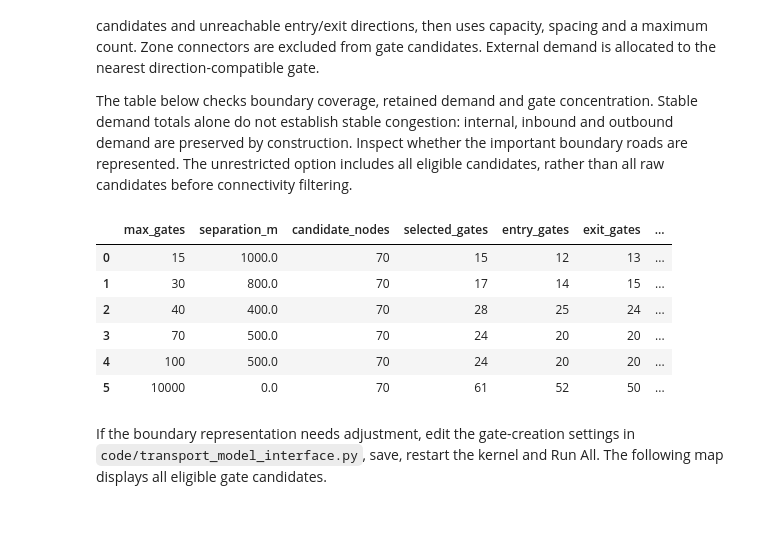
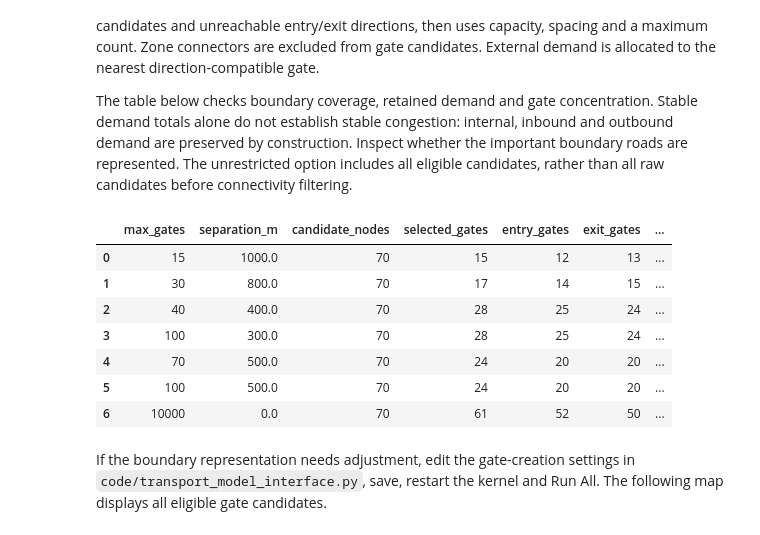
Before and after one commit to finsa21/IP-HS26-MehrSpur-CaseStudy_fork_rss, a Jupyter notebook: notebooks/02_system_modeling.ipynb, the cells around one changed output. Saved outputs shown, nothing was run; the diff lists cells and outputs as text; code cells hidden in the pictures.

```diff
--- a/notebooks/02_system_modeling.ipynb
+++ b/notebooks/02_system_modeling.ipynb
@@ -300,7 +300,7 @@ print(f"Enhancing network for {project_name}...")
 
 # Use the cached detailed network when available.
 # Set the flag below to True only to download and rebuild the detailed roads.
-tmi.ASSIGNMENT_SETTINGS["force_regenerate_corridor_network"] = True
+tmi.ASSIGNMENT_SETTINGS["force_regenerate_corridor_network"] = False
 
 ctx = tmi.load_detailed_corridor_network(
     ctx,
@@ -397,6 +397,7 @@ GATE_CONFIGURATIONS = [
     {"max_gates": 15, "gate_separation_m": 1000.0},
     {"max_gates": 30, "gate_separation_m": 800.0},
     {"max_gates": 40, "gate_separation_m": 400.0},
+    {"max_gates": 100, "gate_separation_m": 300.0},
     {"max_gates": 70, "gate_separation_m": 500.0},
     {"max_gates": 100, "gate_separation_m": 500.0},
     {"max_gates": 10_000, "gate_separation_m": 0.0},  # all candidate nodes
@@ -430,36 +431,37 @@ for config in GATE_CONFIGURATIONS:
         "selected_gates": corridor.metadata["selected_gates"],
         "entry_gates": corridor.metadata["entry_gates"],
         "exit_gates": corridor.metadata["exit_gates"],
         "retained_trips: % of total cantonal trips": round(100.0* reduced_od.to_numpy(dtype=float).sum()
                                   / max(ctx.baseline_od.to_numpy(dtype=float).sum(), 1e-9),2,),
                                   "largest_gate_share": (
             totals["cordon_total"].max() / total_gate_demand
             if total_gate_demand > 0
             else 0.0
         ),
         "manual_connector_gates": (
             corridor.gates["highway"]
             .astype(str)
             .eq("manual_connector")
             .sum()
         ),
     })
 
     gate_test_contexts[
         (config["max_gates"], config["gate_separation_m"])
     ] = corridor
 
 GATE_SENSITIVITY = pd.DataFrame(gate_test_rows)
 exports.save_outputs("1_3_gate_sensitivity", tables={"": GATE_SENSITIVITY})
 display(GATE_SENSITIVITY)
 # %% [output]
 |  | max_gates | separation_m | candidate_nodes | selected_gates | entry_gates | exit_gates | ... |
 | 0 | 15 | 1000.0 | 70 | 15 | 12 | 13 | ... |
 | 1 | 30 | 800.0 | 70 | 17 | 14 | 15 | ... |
 | 2 | 40 | 400.0 | 70 | 28 | 25 | 24 | ... |
-| 3 | 70 | 500.0 | 70 | 24 | 20 | 20 | ... |
-| 4 | 100 | 500.0 | 70 | 24 | 20 | 20 | ... |
-| 5 | 10000 | 0.0 | 70 | 61 | 52 | 50 | ... |
+| 3 | 100 | 300.0 | 70 | 28 | 25 | 24 | ... |
+| 4 | 70 | 500.0 | 70 | 24 | 20 | 20 | ... |
+| 5 | 100 | 500.0 | 70 | 24 | 20 | 20 | ... |
+| 6 | 10000 | 0.0 | 70 | 61 | 52 | 50 | ... |
 # %% [markdown]
 If the boundary representation needs adjustment, edit the gate-creation settings in `code/transport_model_interface.py`, save, restart the kernel and Run All. The following map displays all eligible gate candidates.
 # %%
```
Also changed, not shown: parts of 6 cells of this notebook, 1 other file.
